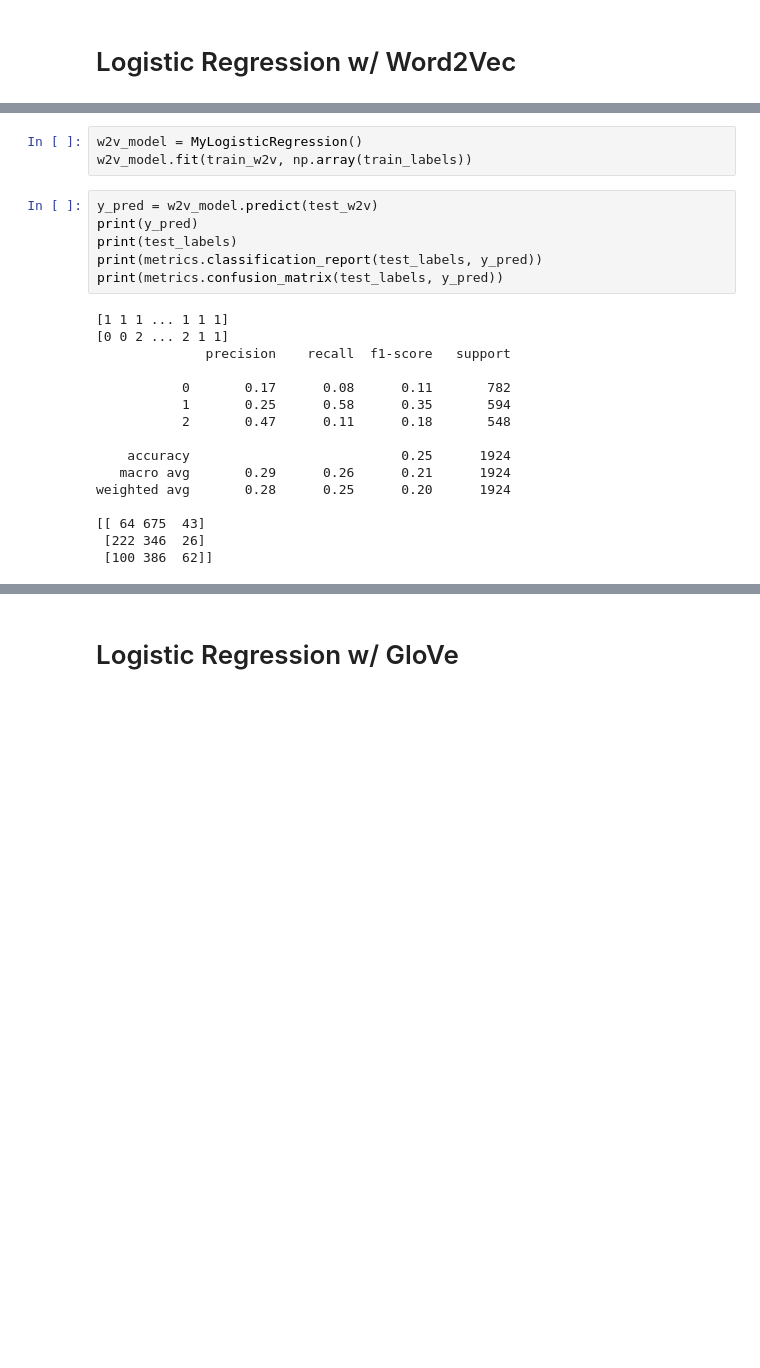
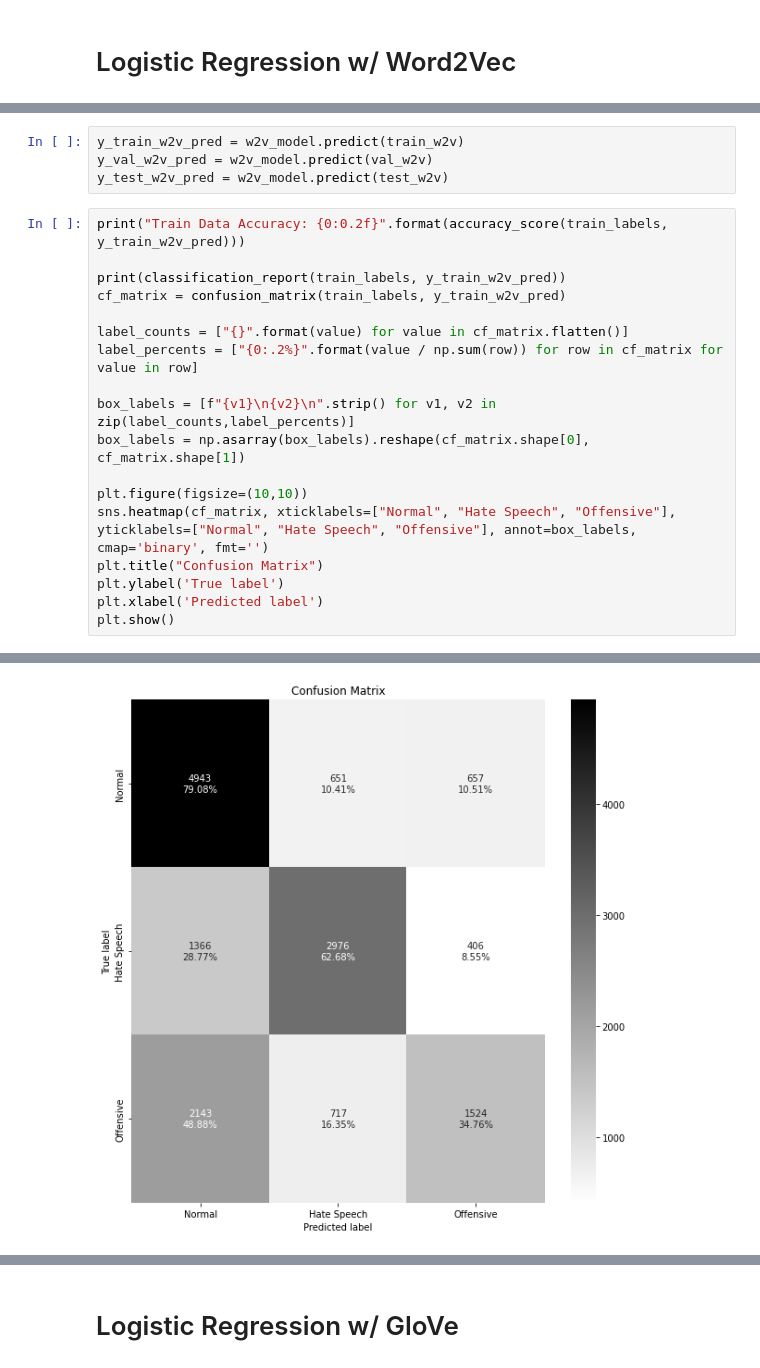
Before and after one commit to hwalli92/nlp_project, a Jupyter notebook: LogisticRegression.ipynb, the cells around one changed output, grey strips where cells are left out. Cells and saved outputs as stored; diff of their text form; blank space fills up the shorter version.

Commit message:
Finished training model and add confusion matrix for each dataset and embeddings

```diff
--- a/LogisticRegression.ipynb
+++ b/LogisticRegression.ipynb
@@ -105,25 +56,23 @@ print(w2v_model.score(test_w2v, test_labels))
-# %%
-w2v_model = MyLogisticRegression()
-w2v_model.fit(train_w2v, np.array(train_labels))
-# %%
-y_pred = w2v_model.predict(test_w2v)
-print(y_pred)
-print(test_labels)
-print(metrics.classification_report(test_labels, y_pred))
-print(metrics.confusion_matrix(test_labels, y_pred))
-# %% [output]
-[1 1 1 ... 1 1 1]
-[0 0 2 ... 2 1 1]
-              precision    recall  f1-score   support
-
-           0       0.17      0.08      0.11       782
-           1       0.25      0.58      0.35       594
-           2       0.47      0.11      0.18       548
-
-    accuracy                           0.25      1924
-   macro avg       0.29      0.26      0.21      1924
-weighted avg       0.28      0.25      0.20      1924
-
-[[ 64 675  43]
- [222 346  26]
- [100 386  62]]
+# %%
+y_train_w2v_pred = w2v_model.predict(train_w2v)
+y_val_w2v_pred = w2v_model.predict(val_w2v)
+y_test_w2v_pred = w2v_model.predict(test_w2v)
+# %%
+print("Train Data Accuracy: {0:0.2f}".format(accuracy_score(train_labels, y_train_w2v_pred)))
+
+print(classification_report(train_labels, y_train_w2v_pred))
+cf_matrix = confusion_matrix(train_labels, y_train_w2v_pred)
+
+label_counts = ["{}".format(value) for value in cf_matrix.flatten()]
+label_percents = ["{0:.2%}".format(value / np.sum(row)) for row in cf_matrix for value in row]
+
+box_labels = [f"{v1}\n{v2}\n".strip() for v1, v2 in zip(label_counts,label_percents)]
+box_labels = np.asarray(box_labels).reshape(cf_matrix.shape[0], cf_matrix.shape[1])
+
+plt.figure(figsize=(10,10))
+sns.heatmap(cf_matrix, xticklabels=["Normal", "Hate Speech", "Offensive"], yticklabels=["Normal", "Hate Speech", "Offensive"], annot=box_labels, cmap='binary', fmt='')
+plt.title("Confusion Matrix")
+plt.ylabel('True label')
+plt.xlabel('Predicted label')
+plt.show()
+# %% [output]
@@ -129,0 +89 @@ weighted avg       0.28      0.25      0.20      1924
+[figure, added]
```
Also changed, not shown: parts of 12 cells of this notebook.
